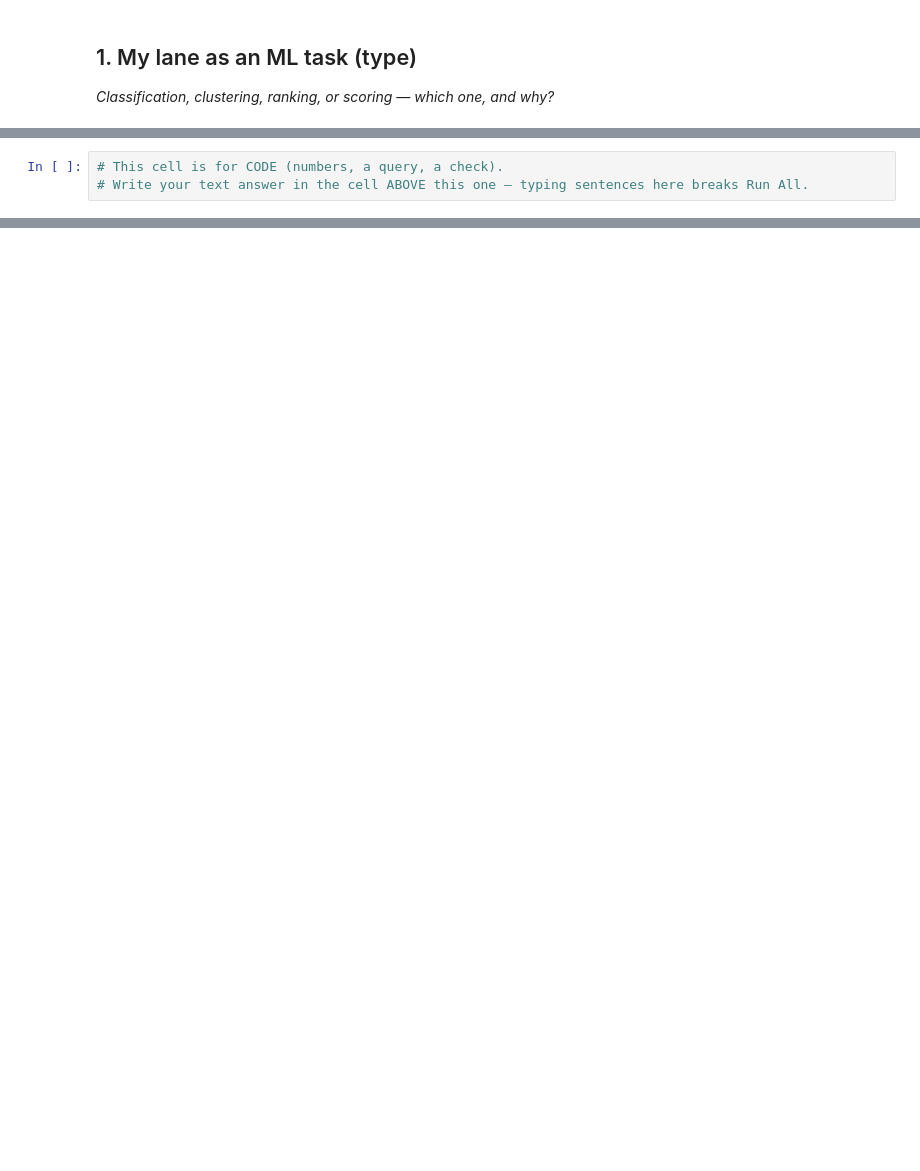
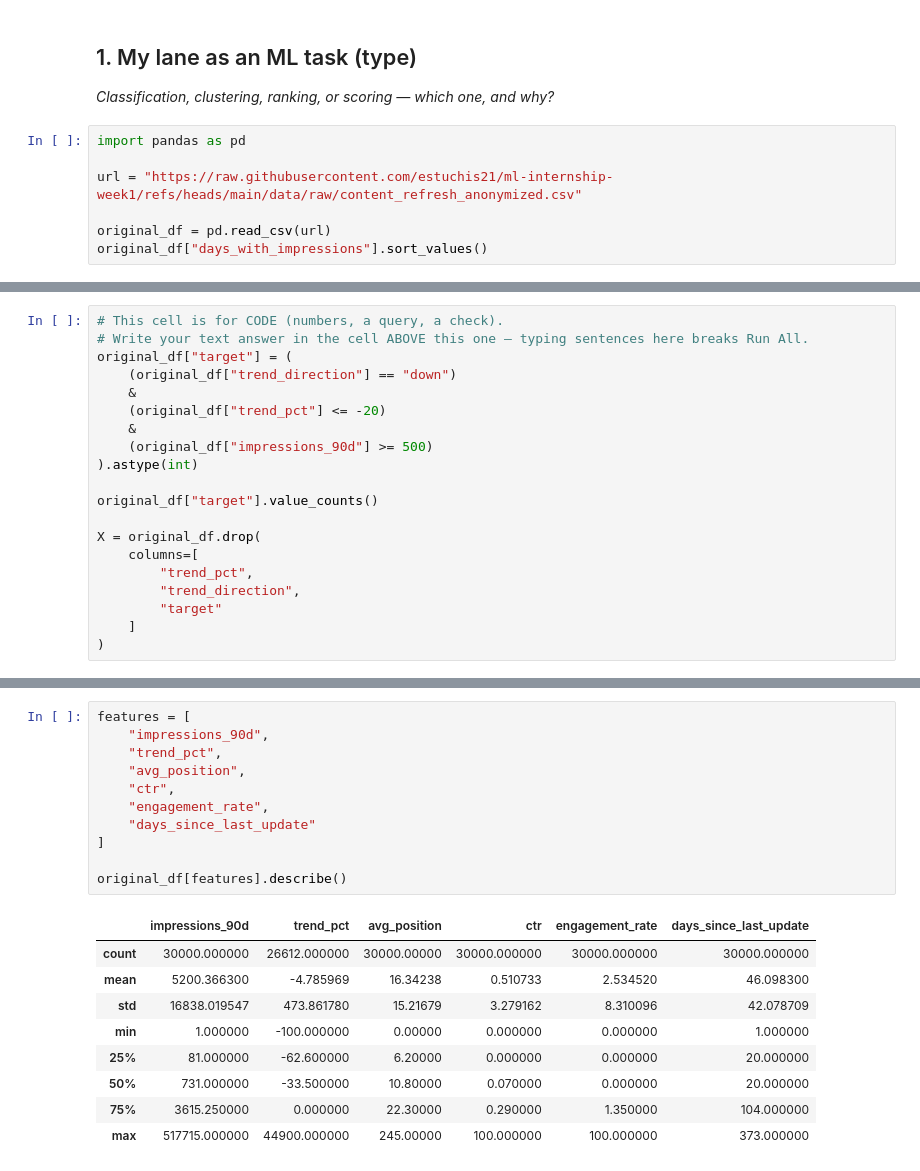
Before and after one commit to estuchis21/ml-internship-week1, a Jupyter notebook: work/notebooks/w02_ml_task_framing.ipynb, the cells around one changed output, grey strips where cells are left out. Cells and saved outputs as stored; diff of their text form; blank space fills up the shorter version.

```diff
--- a/work/notebooks/w02_ml_task_framing.ipynb
+++ b/work/notebooks/w02_ml_task_framing.ipynb
@@ -10,3 +12,10 @@ This skeleton is yours to fill. Work the sections **in order** — each one has
 ## 1. My lane as an ML task (type)
 
 *Classification, clustering, ranking, or scoring — which one, and why?*
+# %%
+import pandas as pd
+
+url = "https://raw.githubusercontent.com/estuchis21/ml-internship-week1/refs/heads/main/data/raw/content_refresh_anonymized.csv"
+
+original_df = pd.read_csv(url)
+original_df["days_with_impressions"].sort_values()
@@ -13,3 +45,20 @@ This skeleton is yours to fill. Work the sections **in order** — each one has
 # %%
 # This cell is for CODE (numbers, a query, a check).
 # Write your text answer in the cell ABOVE this one — typing sentences here breaks Run All.
+original_df["target"] = (
+    (original_df["trend_direction"] == "down")
+    &
+    (original_df["trend_pct"] <= -20)
+    &
+    (original_df["impressions_90d"] >= 500)
+).astype(int)
+
+original_df["target"].value_counts()
+
+X = original_df.drop(
+    columns=[
+        "trend_pct",
+        "trend_direction",
+        "target"
+    ]
+)
@@ -53,0 +144,21 @@ Before you submit, confirm each line honestly:
+# %%
+features = [
+    "impressions_90d",
+    "trend_pct",
+    "avg_position",
+    "ctr",
+    "engagement_rate",
+    "days_since_last_update"
+]
+
+original_df[features].describe()
+# %% [output]
+|  | impressions_90d | trend_pct | avg_position | ctr | engagement_rate | days_since_last_update |
+| count | 30000.000000 | 26612.000000 | 30000.00000 | 30000.000000 | 30000.000000 | 30000.000000 |
+| mean | 5200.366300 | -4.785969 | 16.34238 | 0.510733 | 2.534520 | 46.098300 |
+| std | 16838.019547 | 473.861780 | 15.21679 | 3.279162 | 8.310096 | 42.078709 |
+| min | 1.000000 | -100.000000 | 0.00000 | 0.000000 | 0.000000 | 1.000000 |
+| 25% | 81.000000 | -62.600000 | 6.20000 | 0.000000 | 0.000000 | 20.000000 |
+| 50% | 731.000000 | -33.500000 | 10.80000 | 0.070000 | 0.000000 | 20.000000 |
+| 75% | 3615.250000 | 0.000000 | 22.30000 | 0.290000 | 1.350000 | 104.000000 |
+| max | 517715.000000 | 44900.000000 | 245.00000 | 100.000000 | 100.000000 | 373.000000 |
```
Also changed, not shown: parts of 18 cells of this notebook.
